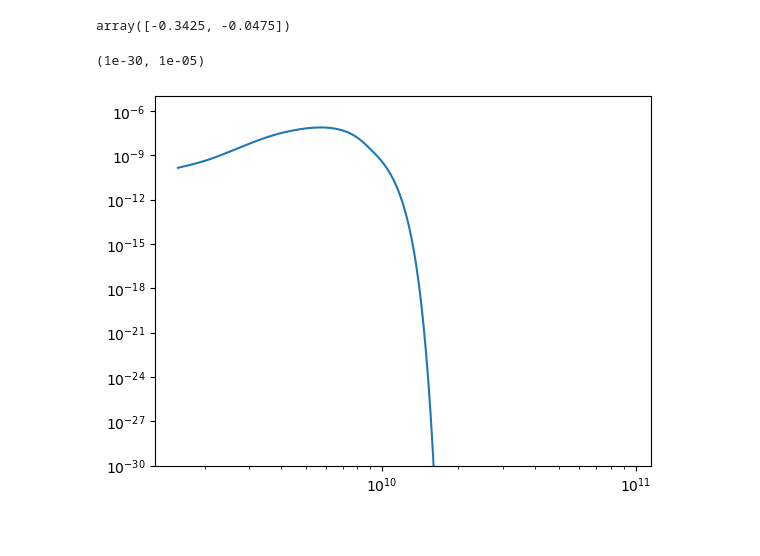
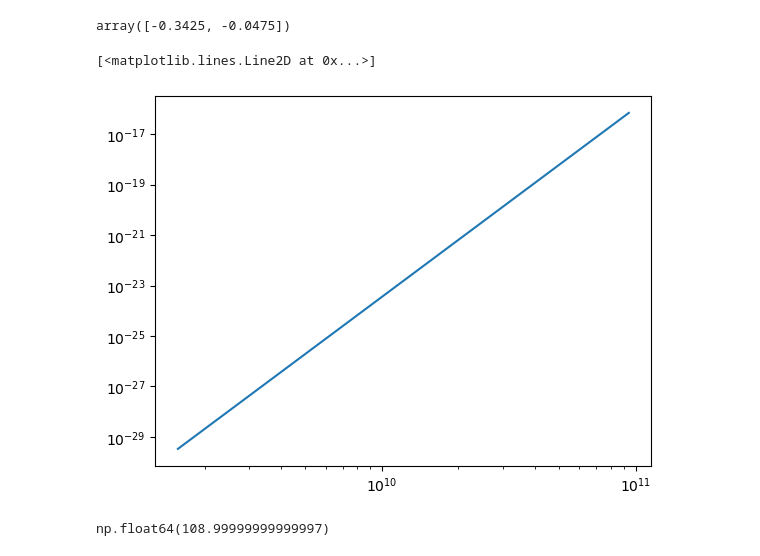
Before and after one commit to zzhang0123/SpyDust, a Jupyter notebook: SpyDust_ME/test_funcs.ipynb, the cells around one changed output. Saved outputs shown, nothing was run; the diff lists cells and outputs as text; code cells hidden in the pictures.

```diff
--- a/SpyDust_ME/test_funcs.ipynb
+++ b/SpyDust_ME/test_funcs.ipynb
@@ -113,0 +143,11 @@ def log_rotation(env, a, beta, mu, ip):
+# %%
+debye = cgsconst.debye
+env = CNM_params
+dip_per_at = env['dipole'] / np.sqrt(N_C(1e-7) + N_H(1e-7)) * debye
+
+aind = 5
+a = a_tab[aind]
+beta = beta_tab[np.argmax(f_a_beta[aind, :])]
+fZ = charge_dist(env, a, beta)
+Z2 = np.sum(fZ[0, :]**2 * fZ[1, :])
+mu_rms = rms_dipole(a, beta, Z2, dip_per_at)
@@ -217,3 +264,11 @@ spd_beta_1 = full_Stokes_SED(Omega_grid=omega, rot_dist_grid=mu_sq_f_given_mu[1]
+# %%
+from full_Stokes import full_Stokes_SED
+# spd_beta_0 = full_Stokes_SED(Omega_grid=omega, rot_dist_grid=mu_sq_f_given_mu[0])
+# spd_beta_1 = full_Stokes_SED(Omega_grid=omega, rot_dist_grid=mu_sq_f_given_mu[1])
+inds_0 = np.where(mu_sq_f_given_mu[0]>0)[0]
+inds_1 = np.where(mu_sq_f_given_mu[1]>0)[0]
+spd_beta_0 = full_Stokes_SED(log_Omega_grid=np.log(omega[inds_0]), log_rot_dist_grid=np.log(mu_sq_f_given_mu[0, inds_0]/(mu_rms**2)))
+spd_beta_1 = full_Stokes_SED(log_Omega_grid=np.log(omega[inds_1]), log_rot_dist_grid=np.log(mu_sq_f_given_mu[0, inds_1]/(mu_rms**2)))
 # %%
 beta_tab
 # %% [output]
@@ -239,8 +294,12 @@ beta_tab
 # %% [output]
 array([-0.3425, -0.0475])
 # %%
-plt.loglog(obs_omegas, full_stokes_result_0[:])
-plt.ylim(1e-30, 1e-5)
+plt.loglog(obs_omegas, full_stokes_result_1[:])
+#plt.ylim(1e-30, 1e-5)
 # %% [output]
-(1e-30, 1e-05)
+[<matplotlib.lines.Line2D at 0x...>]
-[figure, old version]
+[figure, new version]
+# %%
+np.exp(np.log(109))
+# %% [output]
+np.float64(108.99999999999997)
```
Also changed, not shown: parts of 15 cells of this notebook, 1 other file.
